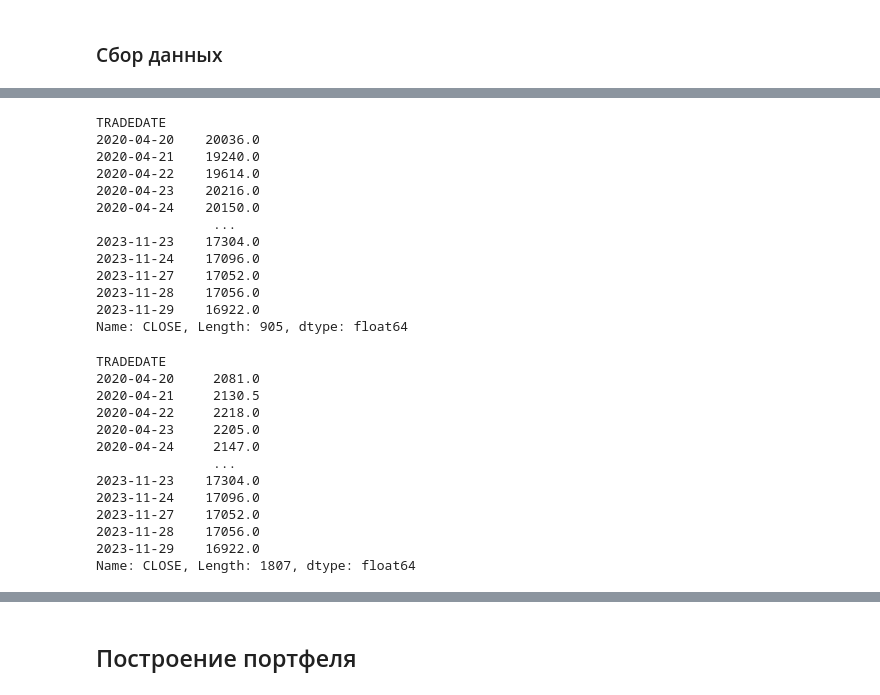
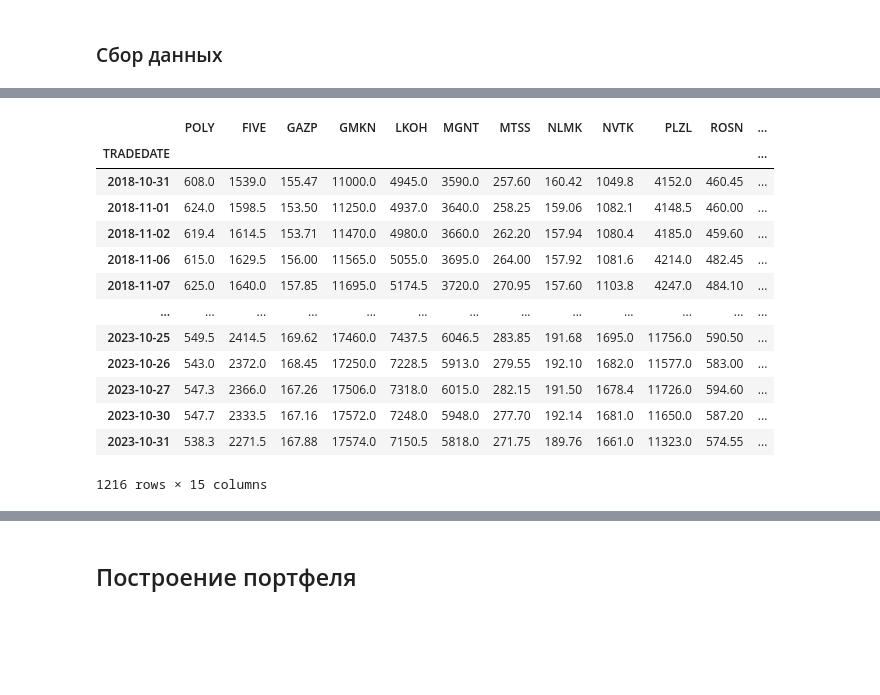
Before and after one commit to justniks/case_finance, a Jupyter notebook: portfolio_management.ipynb, the cells around one changed output, grey strips where cells are left out. Saved outputs shown, nothing was run; the diff lists cells and outputs as text; code cells hidden in the pictures; blank space fills up the shorter version.

```diff
--- a/portfolio_management.ipynb
+++ b/portfolio_management.ipynb
@@ -73,23 +69,9 @@ blue_chips_names.shape[0]
 # %%
-'''
-def make_stock_table(assets, start, finish):
-    df = pd.DataFrame()
-    for a in assets:
-        df[a] = data.DataReader(a, data_source='yahoo', start=start, end=finish)["Adj Close"]
-    return df
-'''
+# initial_date = "2020-04-20"
+# today = datetime.today().strftime('%Y-%m-%d')
 
+# # download dataframe
+# data = pdr.get_data_moex(['FIVE'], start=initial_date, end=today)['CLOSE']
+# data
 
-initial_date = "2020-04-20"
-today = datetime.today().strftime('%Y-%m-%d')
-
-'''
-stock_df = make_stock_table(
-    blue_chips_names, initial_date, today
-)
-stock_df
-'''
-
-# download dataframe
-data = pdr.get_data_moex(['FIVE'], start=initial_date, end=today)['CLOSE']
-data
+# type(data)
@@ -110,34 +78,6 @@ Name: CLOSE, Length: 902, dtype: float64
 # %%
-data1 = pdr.get_data_moex(['GMKN'], start=initial_date, end=today)['CLOSE']
-data1
+# data1 = pdr.get_data_moex(['GMKN'], start=initial_date, end=today)['CLOSE']
+# data1
-# %% [output]
-TRADEDATE
-2020-04-20    20036.0
-2020-04-21    19240.0
-2020-04-22    19614.0
-2020-04-23    20216.0
-2020-04-24    20150.0
-               ...
-2023-11-23    17304.0
-2023-11-24    17096.0
-2023-11-27    17052.0
-2023-11-28    17056.0
-2023-11-29    16922.0
-Name: CLOSE, Length: 905, dtype: float64
 # %%
-data2 = pdr.get_data_moex(['FIVE', 'GMKN'], start=initial_date, end=today)['CLOSE']
-data2
+# data2 = pdr.get_data_moex(['FIVE', 'GMKN'], start=initial_date, end=today)['CLOSE']
+# data2
-# %% [output]
-TRADEDATE
-2020-04-20     2081.0
-2020-04-21     2130.5
-2020-04-22     2218.0
-2020-04-23     2205.0
-2020-04-24     2147.0
-               ...
-2023-11-23    17304.0
-2023-11-24    17096.0
-2023-11-27    17052.0
-2023-11-28    17056.0
-2023-11-29    16922.0
-Name: CLOSE, Length: 1807, dtype: float64
@@ -143,0 +101,17 @@ Name: CLOSE, Length: 1807, dtype: float64
+# %%
+df_assets
+# %% [output]
+|  | POLY | FIVE | GAZP | GMKN | LKOH | MGNT | MTSS | NLMK | NVTK | PLZL | ROSN | ... |
+| TRADEDATE |  |  |  |  |  |  |  |  |  |  |  | ... |
+| 2018-10-31 | 608.0 | 1539.0 | 155.47 | 11000.0 | 4945.0 | 3590.0 | 257.60 | 160.42 | 1049.8 | 4152.0 | 460.45 | ... |
+| 2018-11-01 | 624.0 | 1598.5 | 153.50 | 11250.0 | 4937.0 | 3640.0 | 258.25 | 159.06 | 1082.1 | 4148.5 | 460.00 | ... |
+| 2018-11-02 | 619.4 | 1614.5 | 153.71 | 11470.0 | 4980.0 | 3660.0 | 262.20 | 157.94 | 1080.4 | 4185.0 | 459.60 | ... |
+| 2018-11-06 | 615.0 | 1629.5 | 156.00 | 11565.0 | 5055.0 | 3695.0 | 264.00 | 157.92 | 1081.6 | 4214.0 | 482.45 | ... |
+| 2018-11-07 | 625.0 | 1640.0 | 157.85 | 11695.0 | 5174.5 | 3720.0 | 270.95 | 157.60 | 1103.8 | 4247.0 | 484.10 | ... |
+| ... | ... | ... | ... | ... | ... | ... | ... | ... | ... | ... | ... | ... |
+| 2023-10-25 | 549.5 | 2414.5 | 169.62 | 17460.0 | 7437.5 | 6046.5 | 283.85 | 191.68 | 1695.0 | 11756.0 | 590.50 | ... |
+| 2023-10-26 | 543.0 | 2372.0 | 168.45 | 17250.0 | 7228.5 | 5913.0 | 279.55 | 192.10 | 1682.0 | 11577.0 | 583.00 | ... |
+| 2023-10-27 | 547.3 | 2366.0 | 167.26 | 17506.0 | 7318.0 | 6015.0 | 282.15 | 191.50 | 1678.4 | 11726.0 | 594.60 | ... |
+| 2023-10-30 | 547.7 | 2333.5 | 167.16 | 17572.0 | 7248.0 | 5948.0 | 277.70 | 192.14 | 1681.0 | 11650.0 | 587.20 | ... |
+| 2023-10-31 | 538.3 | 2271.5 | 167.88 | 17574.0 | 7150.5 | 5818.0 | 271.75 | 189.76 | 1661.0 | 11323.0 | 574.55 | ... |
+1216 rows × 15 columns
```
Also changed, not shown: parts of 30 cells of this notebook.
